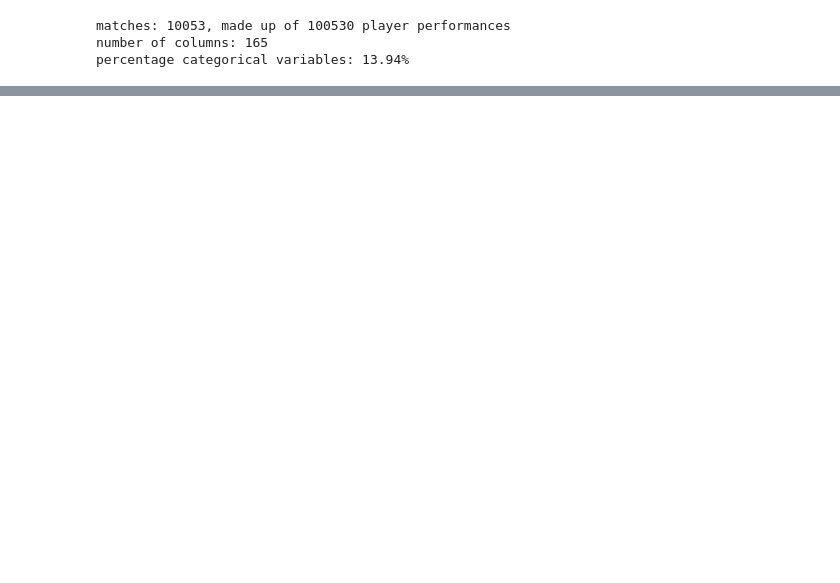
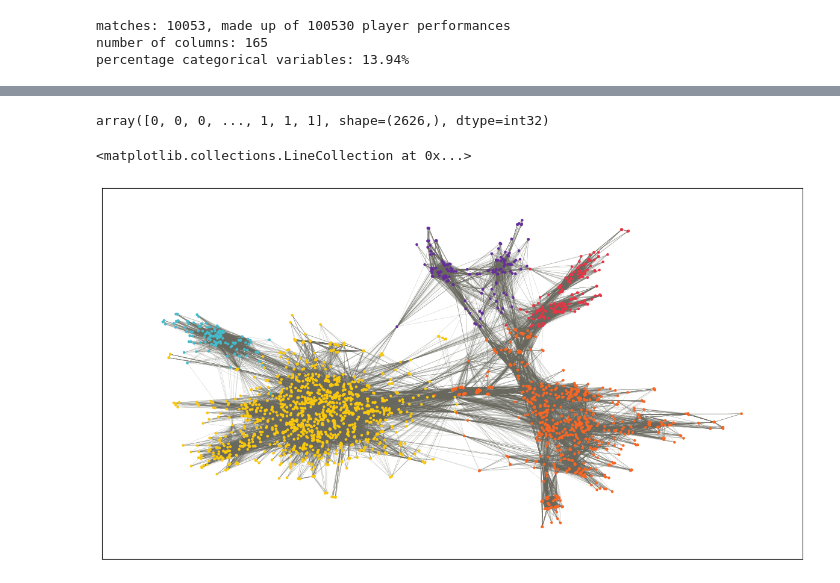
Before and after one commit to dwarfy35/Datamining_project, a Jupyter notebook: checkpoint2.ipynb, the cells around one changed output, grey strips where cells are left out. Saved outputs shown, nothing was run; the diff lists cells and outputs as text; code cells hidden in the pictures; blank space fills up the shorter version.

```diff
--- a/checkpoint2.ipynb
+++ b/checkpoint2.ipynb
@@ -61,0 +57,2 @@ data["playerid"][0][15:]
+# %%
+z = sklearn.cluster.spectral_clustering(adj_matrix, n_clusters=5)
@@ -61,0 +138,18 @@ data["playerid"][0][15:]
+# %%
+z
+# %% [output]
+array([0, 0, 0, ..., 1, 1, 1], shape=(2626,), dtype=int32)
+# %%
+colors = ["#f9c80e", "#f86624", "#ea3546", "#662e9b", "#43bccd"]
+
+color_labels = [colors[x] for x in z]
+# %%
+import networkx as nx
+plt.figure(figsize=(15,8))
+G = nx.from_numpy_array(adj_matrix)
+layout = nx.spring_layout(G, seed=1)
+nx.draw_networkx_nodes(G, layout, node_size=5, node_color=color_labels)
+nx.draw_networkx_edges(G, layout, width=0.2, alpha=0.6, edge_color = "#68685e")
+# %% [output]
+<matplotlib.collections.LineCollection at 0x...>
+[figure, added]
```
Also changed, not shown: parts of 12 cells of this notebook.
